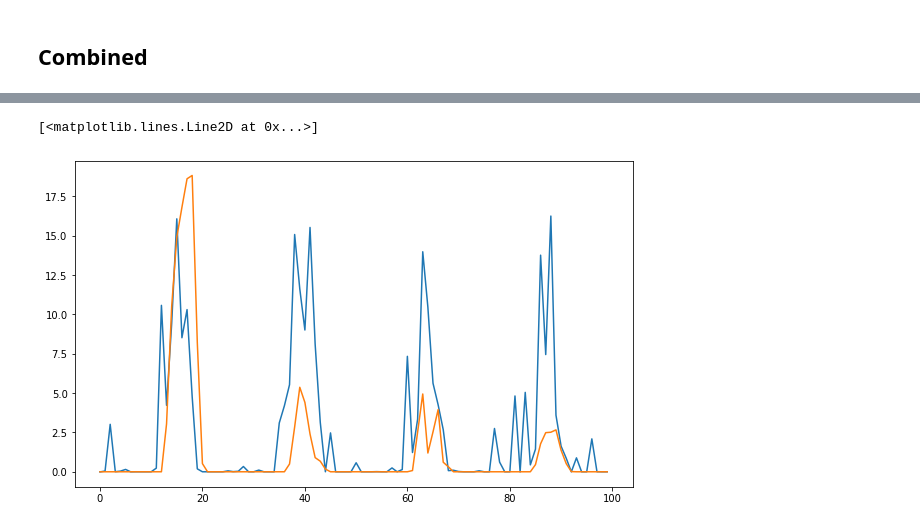
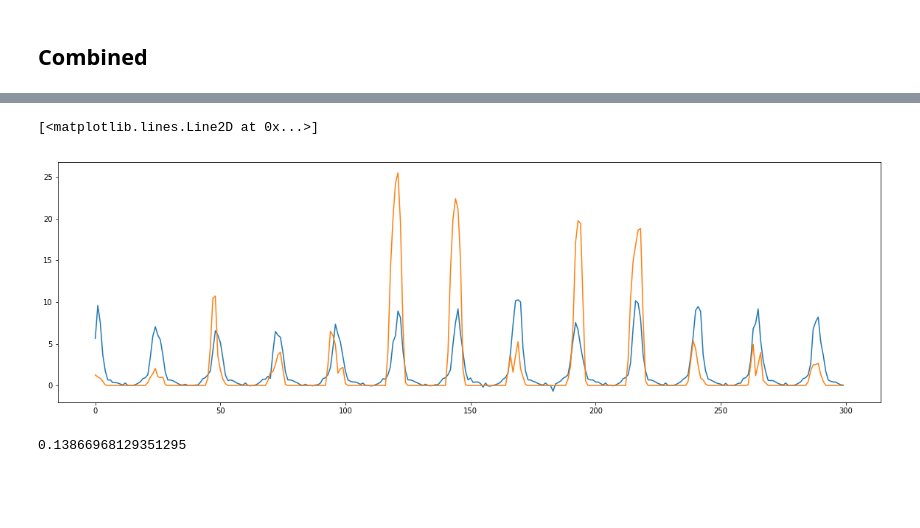
Before and after one commit to HusainKapadia/Energy-Poverty-JRC, a Jupyter notebook: main2.ipynb, the cells around one changed output, grey strips where cells are left out. Cells and saved outputs as stored; diff of their text form; code cells hidden in the pictures; blank space fills up the shorter version.

```diff
--- a/main2.ipynb
+++ b/main2.ipynb
@@ -116,0 +77,3 @@ y = data[:, -1]
+# %%
+sns.heatmap(fulldata.corr(), annot=True, cmap='bwr', vmin=-1, vmax=1)
+plt.rcParams['figure.figsize'] = [12, 12]
@@ -117,8 +82,20 @@ y = data[:, -1]
+# %%
+lags = 24
+# X = fulldata.copy()
+# X = fulldata[cols]
+X = weather.copy()
+
+for i in range(1, lags+1):
+#     X['t-'+str(i)] = fulldata.OverallProd.shift(i)
+    X['t-'+str(i)] = fulldata.Irradiation.shift(i)
+y = fulldata.OverallProd[lags:]
+X = X.drop(columns={'OverallProd'})[lags:]
+# X = X[lags:]
+# y = fulldata.OverallProd
+# y = y.loc[:'2016-06-30']
+# X = X.loc[:'2016-06-30']
+# X['Hour'] = [i.hour for i in X.index]
 # %%
-from sklearn.model_selection import train_test_split
-from xgboost import XGBRegressor
-
 xtrain, xtest, ytrain, ytest = train_test_split(X, y, shuffle=False)
-xgb = XGBRegressor(max_depth=25, n_estimators=500, n_jobs=8)
+xgb = XGBRegressor()
+xgb.fit(xtrain.values, ytrain);
-# %%
-xgb.fit(xtrain, ytrain)
@@ -133,9 +102,12 @@ XGBRegressor(base_score=0.5, booster='gbtree', colsample_bylevel=1,
 # %%
-import matplotlib.pyplot as plt
-plt.figure(figsize=(10, 6))
-pred = xgb.predict(xtest)
-plt.plot(pred[-100:])
-plt.plot(ytest[-100:])
+plt.figure(figsize=(20, 6))
+pred = xgb.predict(xtest.values)
+plt.plot(pred[-300:])
+plt.plot(ytest.tolist()[-300:])
 # %% [output]
 [<matplotlib.lines.Line2D at 0x...>]
-[figure, old version]
+[figure, new version]
+# %%
+rmse(pred, ytest.tolist())/max(ytest)
+# %% [output]
+0.13866968129351295
```
Also changed, not shown: parts of 36 cells of this notebook, 2 other files.
